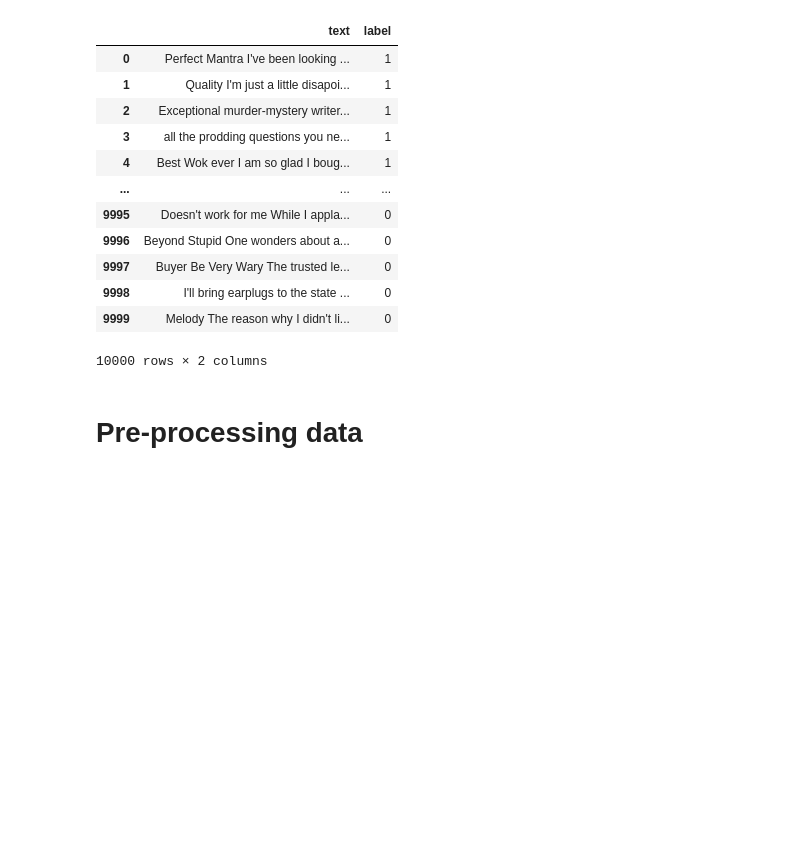
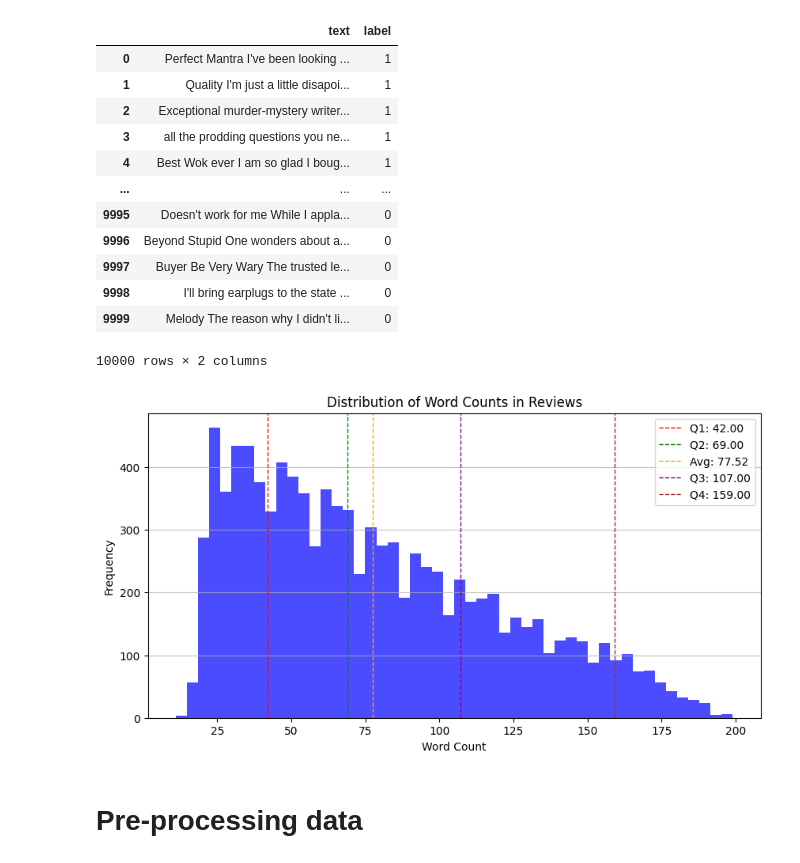
Before and after one commit to GabinTB/TOPOL, a Jupyter notebook: notebooks/amazon_reviews.ipynb, the cells around one changed output. Cells and saved outputs as stored; diff of their text form; code cells hidden in the pictures; blank space fills up the shorter version.

Commit message:
Added word counts stats in notebooks

```diff
--- a/notebooks/amazon_reviews.ipynb
+++ b/notebooks/amazon_reviews.ipynb
@@ -83,6 +83,27 @@ df
 | 9998 | I'll bring earplugs to the state ... | 0 |
 | 9999 | Melody The reason why I didn't li... | 0 |
 10000 rows × 2 columns
+# %%
+word_counts = df["text"].apply(lambda x: len(x.split()))
+q1_word_counts = word_counts.quantile(0.25)
+q2_word_counts = word_counts.quantile(0.50)
+avg_word_counts = word_counts.mean()
+q3_word_counts = word_counts.quantile(0.75)
+q4_word_counts = word_counts.quantile(0.95)
+plt.figure(figsize=(10, 5))
+plt.hist(word_counts, bins=50, color='blue', alpha=0.7)
+plt.axvline(q1_word_counts, color='red', linestyle='dashed', linewidth=1, label=f'Q1: {q1_word_counts:.2f}')
+plt.axvline(q2_word_counts, color='green', linestyle='dashed', linewidth=1, label=f'Q2: {q2_word_counts:.2f}')
+plt.axvline(avg_word_counts, color='orange', linestyle='dashed', linewidth=1, label=f'Avg: {avg_word_counts:.2f}')
+plt.axvline(q3_word_counts, color='purple', linestyle='dashed', linewidth=1, label=f'Q3: {q3_word_counts:.2f}')
+plt.axvline(q4_word_counts, color='brown', linestyle='dashed', linewidth=1, label=f'Q4: {q4_word_counts:.2f}')
+plt.legend()
+plt.xlabel("Word Count")
+plt.ylabel("Frequency")
+plt.grid(axis='y', alpha=0.75)
+plt.show()
+# %% [output]
+[figure, added]
 # %% [markdown]
 # Pre-processing data
 # %% [markdown]
```
